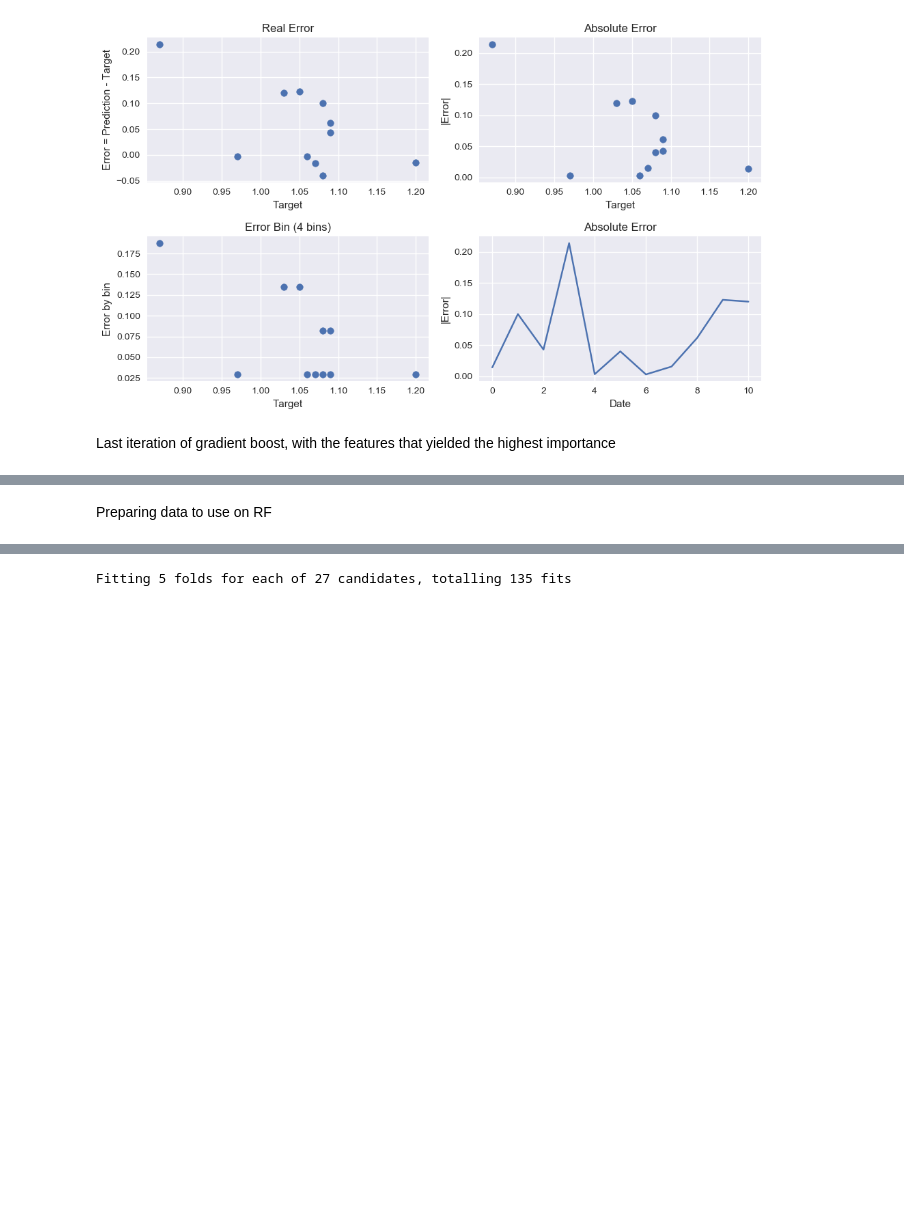
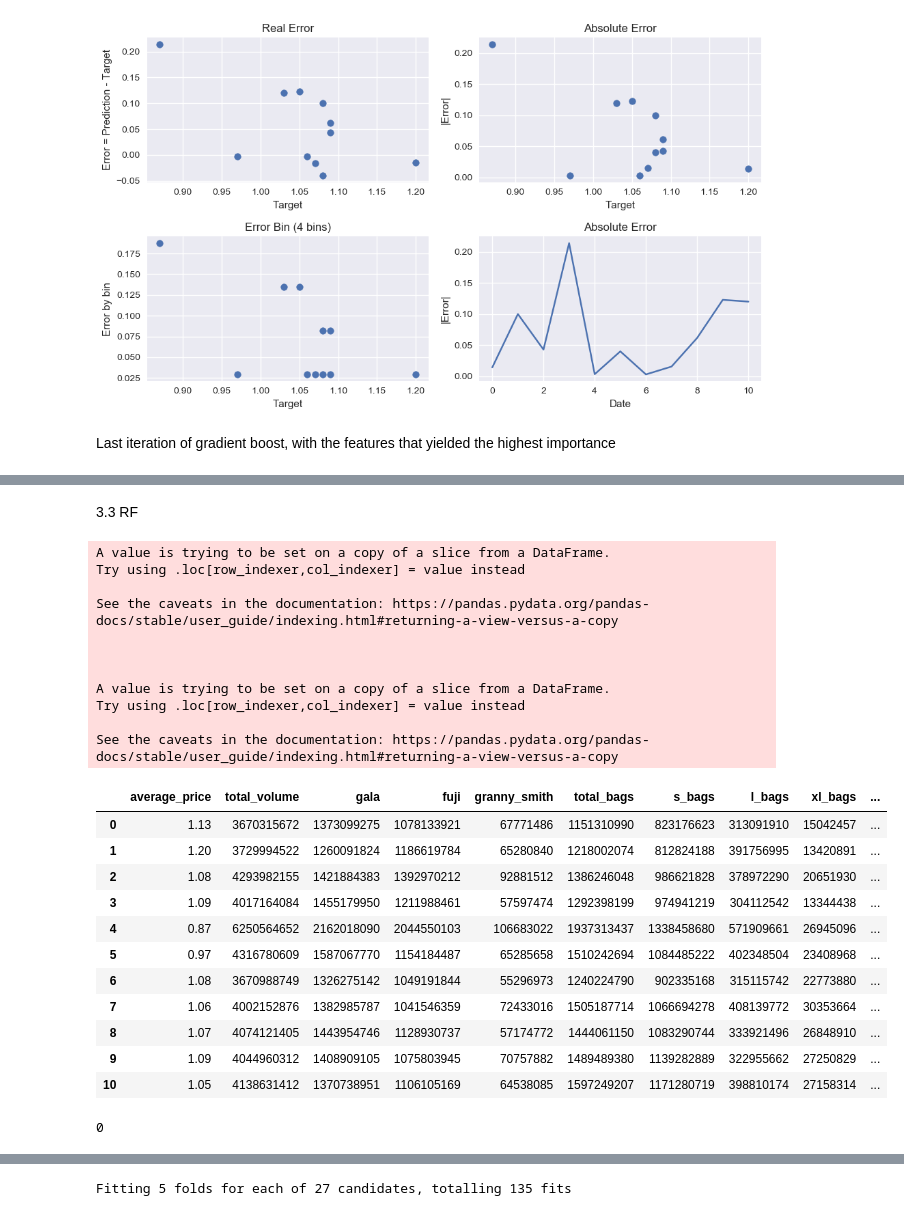
Before and after one commit to marcelomoraiscloser/apple_price, a Jupyter notebook: ApplePricePredictor.ipynb, the cells around one changed output, grey strips where cells are left out. Drawn from its saved outputs; the diff is of its cells as text; code cells hidden in the pictures; blank space fills up the shorter version.

```diff
--- a/ApplePricePredictor.ipynb
+++ b/ApplePricePredictor.ipynb
@@ -734,2 +730,0 @@ error_analysis(df_conv_test, numeric_features_used, best_model)
-# %% [markdown]
-Preparing data to use on RF
@@ -767,0 +731,72 @@ train_Y = train_Y.values
+# %% [markdown]
+3.3 RF
+# %%
+numeric_features_used = [
+    'average_price',
+    'total_volume',
+    'gala',
+    'fuji',
+    'granny_smith',
+    'total_bags',
+    's_bags',
+    'l_bags',
+    'xl_bags',
+    'RM_avgP_M',
+    'STD_avgP_M',
+    'week',
+    'week_prev',
+    'month',
+    'month_prev',
+    'year',
+    #'price_elasticity',
+    'EMA_avgP_M',
+    'STD_avgP_Q',
+    'RM_avgP_Q',
+    'Lag_Price',
+]
+train_X, test_X = df_conv_train[numeric_features_used], df_conv_test[numeric_features_used]
+train_Y, test_Y = df_conv_train['target'], df_conv_test['target']
+#train_X = train_X.values
+#train_Y = train_Y.values
+
+from sklearn.impute import KNNImputer
+
+def knn_imputer(df, columns , n):
+    imputer = KNNImputer(n_neighbors=n)
+    imputer.fit(df[columns])
+    df[columns] = imputer.transform(df[columns])
+    return df
+
+columns_to_imput = ['STD_avgP_M', 'STD_avgP_Q', 'Lag_Price']
+knn_imputer(train_X, columns_to_imput, 5)
+knn_imputer(test_X, columns_to_imput, 5)
+# %% [output]
+A value is trying to be set on a copy of a slice from a DataFrame.
+Try using .loc[row_indexer,col_indexer] = value instead
+
+See the caveats in the documentation: https://pandas.pydata.org/pandas-docs/stable/user_guide/indexing.html#returning-a-view-versus-a-copy
+
+
+
+A value is trying to be set on a copy of a slice from a DataFrame.
+Try using .loc[row_indexer,col_indexer] = value instead
+
+See the caveats in the documentation: https://pandas.pydata.org/pandas-docs/stable/user_guide/indexing.html#returning-a-view-versus-a-copy
+|  | average_price | total_volume | gala | fuji | granny_smith | total_bags | s_bags | l_bags | xl_bags | ... |
+| 0 | 1.13 | 3670315672 | 1373099275 | 1078133921 | 67771486 | 1151310990 | 823176623 | 313091910 | 15042457 | ... |
+| 1 | 1.20 | 3729994522 | 1260091824 | 1186619784 | 65280840 | 1218002074 | 812824188 | 391756995 | 13420891 | ... |
+| 2 | 1.08 | 4293982155 | 1421884383 | 1392970212 | 92881512 | 1386246048 | 986621828 | 378972290 | 20651930 | ... |
+| 3 | 1.09 | 4017164084 | 1455179950 | 1211988461 | 57597474 | 1292398199 | 974941219 | 304112542 | 13344438 | ... |
+| 4 | 0.87 | 6250564652 | 2162018090 | 2044550103 | 106683022 | 1937313437 | 1338458680 | 571909661 | 26945096 | ... |
+| 5 | 0.97 | 4316780609 | 1587067770 | 1154184487 | 65285658 | 1510242694 | 1084485222 | 402348504 | 23408968 | ... |
+| 6 | 1.08 | 3670988749 | 1326275142 | 1049191844 | 55296973 | 1240224790 | 902335168 | 315115742 | 22773880 | ... |
+| 7 | 1.06 | 4002152876 | 1382985787 | 1041546359 | 72433016 | 1505187714 | 1066694278 | 408139772 | 30353664 | ... |
+| 8 | 1.07 | 4074121405 | 1443954746 | 1128930737 | 57174772 | 1444061150 | 1083290744 | 333921496 | 26848910 | ... |
+| 9 | 1.09 | 4044960312 | 1408909105 | 1075803945 | 70757882 | 1489489380 | 1139282889 | 322955662 | 27250829 | ... |
+| 10 | 1.05 | 4138631412 | 1370738951 | 1106105169 | 64538085 | 1597249207 | 1171280719 | 398810174 | 27158314 | ... |
+# %%
+train_X.isna().sum()
+test_X.isna().sum()
+train_Y.isna().sum()
+# %% [output]
+0
```
Also changed, not shown: parts of 13 cells of this notebook.
